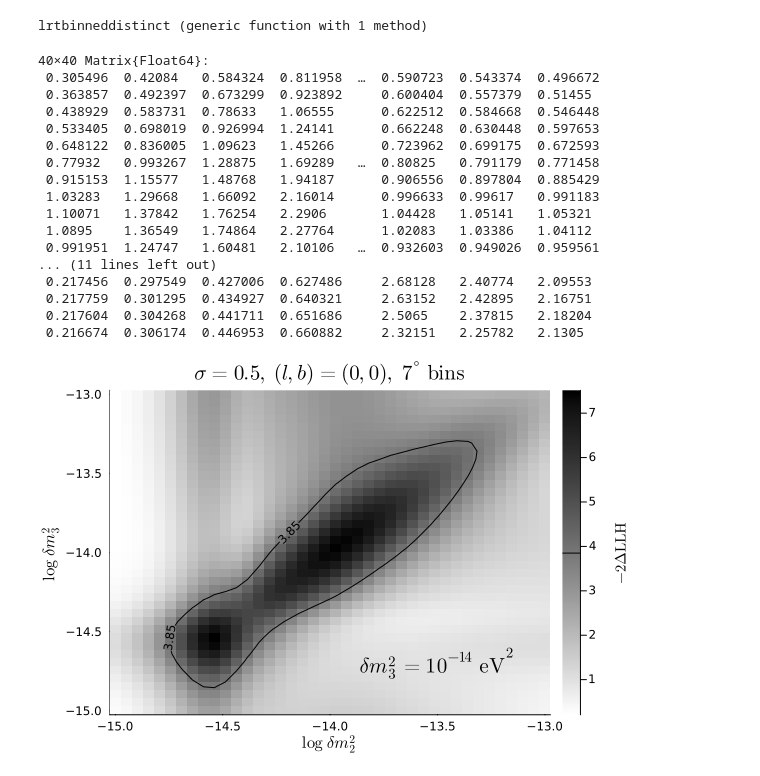
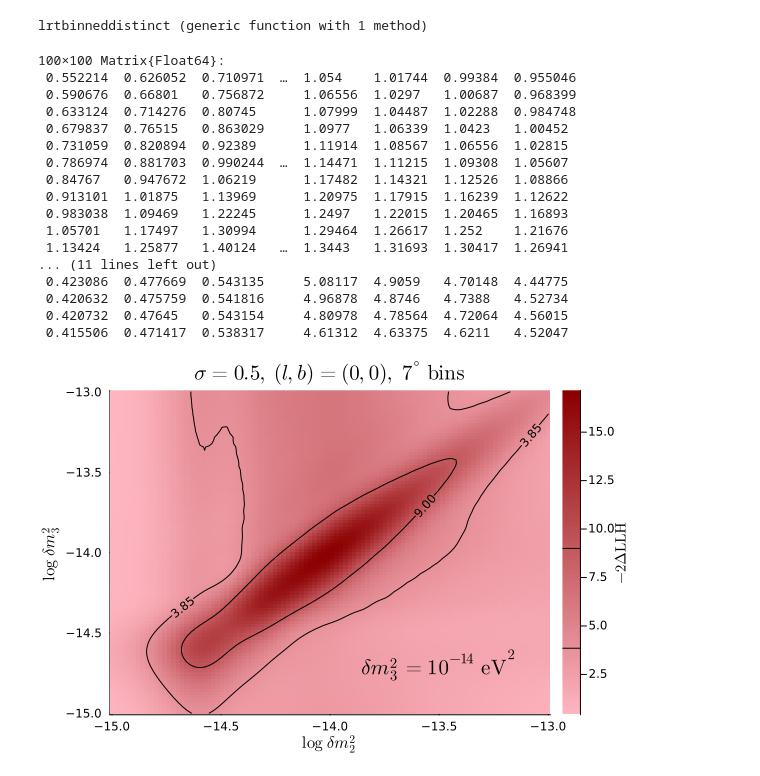
Before and after one commit to mymacd2/pseudo-Dirac-summer-research, a Jupyter notebook: GC_calcs/distinct_dm2_vals.ipynb, the cells around one changed output. Drawn from its saved outputs; the diff is of its cells as text; code cells hidden in the pictures.

```diff
--- a/GC_calcs/distinct_dm2_vals.ipynb
+++ b/GC_calcs/distinct_dm2_vals.ipynb
@@ -210,8 +210,8 @@ function lrtbinneddistinct(dm21, dm22, dm23, l, b)
 
     params = Optim.minimizer(minim)
 
-    null = edistbinneddistinct(0, 0, 0, l, b, 0.5, 0.122, 21.8, 2.7)
-    alt = edistbinneddistinct(dm21, dm22, dm23, l, b, 0.5, 0.122, params[1], params[2])
+    null = edistbinneddistinct(0, 0, 0, l, b, 0.01, 0.122, 21.8, 2.7)
+    alt = edistbinneddistinct(dm21, dm22, dm23, l, b, 0.01, 0.122, params[1], params[2])
 
     ts = lrt(null, alt)
 end
@@ -220,8 +220,8 @@ lrtbinneddistinct (generic function with 1 method)
 # %%
 # Calculating sensitivities for different distinct mass splittings
 
-logdm21s = range(-15, -13, 40)
-logdm22s = range(-15, -13, 40)
+logdm21s = range(-15, -13, 100)
+logdm22s = range(-15, -13, 100)
 
 dm21s = 10 .^ logdm21s
 dm22s = 10 .^ logdm22s
@@ -229,23 +229,23 @@ dm23 = 10^(-14)
 
 teststatsdistinct = [lrtbinneddistinct(dm21, dm22, dm23, 0, 0) for dm22 in dm22s, dm21 in dm21s]
 # %% [output]
-40×40 Matrix{Float64}:
- 0.305496  0.42084   0.584324  0.811958  …  0.590723  0.543374  0.496672
- 0.363857  0.492397  0.673299  0.923892     0.600404  0.557379  0.51455
- 0.438929  0.583731  0.78633   1.06555      0.622512  0.584668  0.546448
- 0.533405  0.698019  0.926994  1.24141      0.662248  0.630448  0.597653
- 0.648122  0.836005  1.09623   1.45266      0.723962  0.699175  0.672593
- 0.77932   0.993267  1.28875   1.69289   …  0.80825   0.791179  0.771458
- 0.915153  1.15577   1.48768   1.94187      0.906556  0.897804  0.885429
- 1.03283   1.29668   1.66092   2.16014      0.996633  0.99617   0.991183
- 1.10071   1.37842   1.76254   2.2906       1.04428   1.05141   1.05321
- 1.0895    1.36549   1.74864   2.27764      1.02083   1.03386   1.04112
- 0.991951  1.24747   1.60481   2.10106   …  0.932603  0.949026  0.959561
+100×100 Matrix{Float64}:
+ 0.552214  0.626052  0.710971  …  1.054    1.01744  0.99384  0.955046
+ 0.590676  0.66801   0.756872     1.06556  1.0297   1.00687  0.968399
+ 0.633124  0.714276  0.80745      1.07999  1.04487  1.02288  0.984748
+ 0.679837  0.76515   0.863029     1.0977   1.06339  1.0423   1.00452
+ 0.731059  0.820894  0.92389      1.11914  1.08567  1.06556  1.02815
+ 0.786974  0.881703  0.990244  …  1.14471  1.11215  1.09308  1.05607
+ 0.84767   0.947672  1.06219      1.17482  1.14321  1.12526  1.08866
+ 0.913101  1.01875   1.13969      1.20975  1.17915  1.16239  1.12622
+ 0.983038  1.09469   1.22245      1.2497   1.22015  1.20465  1.16893
+ 1.05701   1.17497   1.30994      1.29464  1.26617  1.252    1.21676
+ 1.13424   1.25877   1.40124   …  1.3443   1.31693  1.30417  1.26941
 ... (11 lines left out)
- 0.217456  0.297549  0.427006  0.627486     2.68128   2.40774   2.09553
- 0.217759  0.301295  0.434927  0.640321     2.63152   2.42895   2.16751
- 0.217604  0.304268  0.441711  0.651686     2.5065    2.37815   2.18204
- 0.216674  0.306174  0.446953  0.660882     2.32151   2.25782   2.1305
+ 0.423086  0.477669  0.543135     5.08117  4.9059   4.70148  4.44775
+ 0.420632  0.475759  0.541816     4.96878  4.8746   4.7388   4.52734
+ 0.420732  0.47645   0.543154     4.80978  4.78564  4.72064  4.56015
+ 0.415506  0.471417  0.538317     4.61312  4.63375  4.6211   4.52047
 # %%
 # Saving the array
 
@@ -253,30 +253,30 @@ teststatsdistinct = [lrtbinneddistinct(dm21, dm22, dm23, 0, 0) for dm22 in dm22s
 # %%
 # Plotting the data
 
 plot(
     logdm21s,
     logdm22s,
     teststatsdistinct,
-    c=:grayC,
+    c=:reds,
     xlabel=L"\log~\delta m_2^2",
     ylabel=L"\log~\delta m_3^2",
     colorbar_title=L"-2\Delta\mathrm{LLH}",
     title=L"\sigma = 0.5,~(l, b) = (0, 0),~7^{\circ}~\mathrm{bins}",
     ann=[(-13.5, -14.7, L"\delta m_3^2 = 10^{-14}~\mathrm{eV}^2")],
     seriestype=:heatmap,
     # interpolate=true
 )
 
 plot!(
     logdm21s,
     logdm22s,
     teststatsdistinct,
-    levels=[3.85],
+    levels=[3.85, 9.00],
     c=:black,
     clabels=true
 )
 # %% [output]
-[figure, old version]
+[figure, new version]
 # %%
 # Saving the plot
 
```
Also changed, not shown: parts of 2 cells of this notebook, 11 other files.
